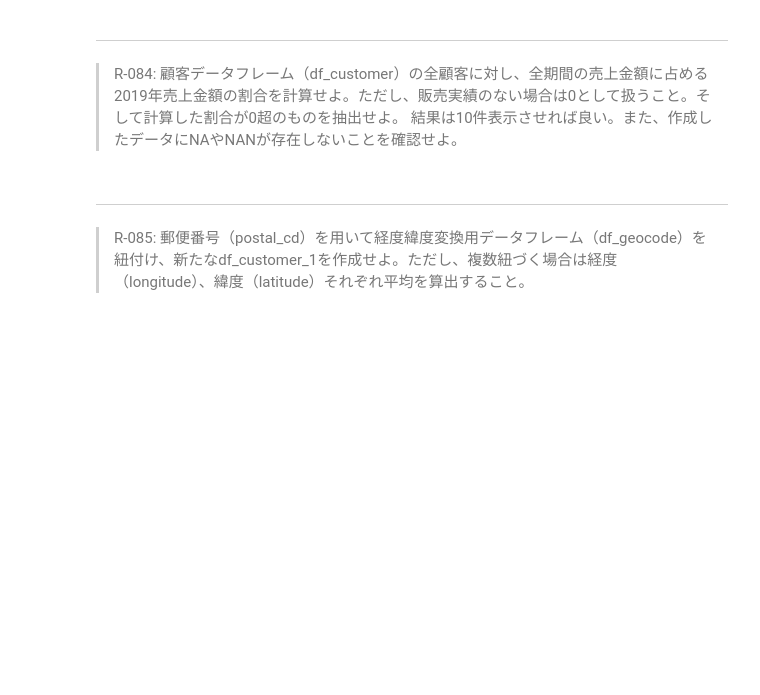
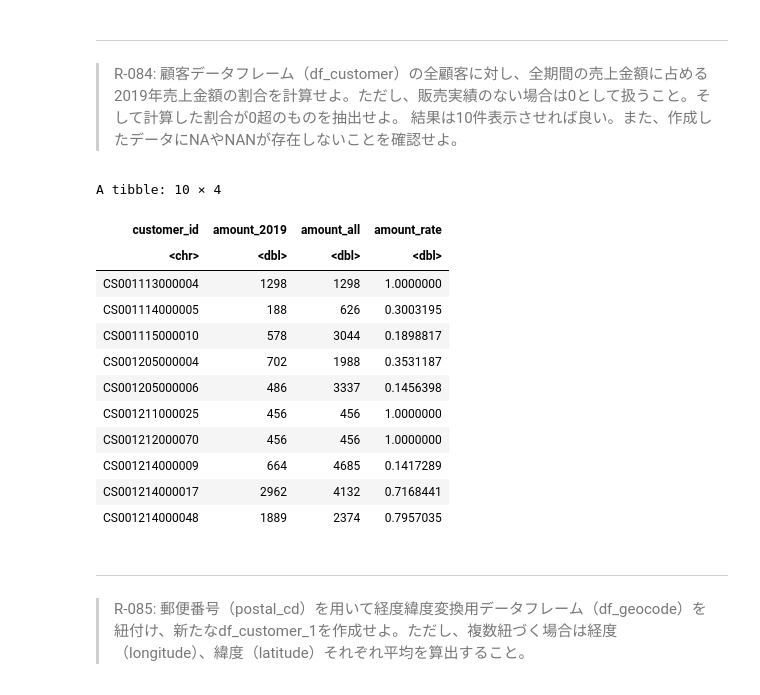
Before and after one commit to okmokm422/100knocks, a Jupyter notebook: ★Practice_R.ipynb, the cells around one changed output. Drawn from its saved outputs; the diff is of its cells as text; code cells hidden in the pictures; blank space fills up the shorter version.

```diff
--- a/★Practice_R.ipynb
+++ b/★Practice_R.ipynb
@@ -1874,6 +1915,38 @@ nrow(df_product_1)
 # %% [markdown]
 ---
 > R-084: 顧客データフレーム（df_customer）の全顧客に対し、全期間の売上金額に占める2019年売上金額の割合を計算せよ。ただし、販売実績のない場合は0として扱うこと。そして計算した割合が0超のものを抽出せよ。 結果は10件表示させれば良い。また、作成したデータにNAやNANが存在しないことを確認せよ。
+# %%
+df_receipt_2019 <- df_receipt %>%
+    filter(20190101 <= sales_ymd & sales_ymd <= 20191231)
+
+df_amount_all <- left_join(df_customer, df_receipt, by="customer_id") %>%
+                    group_by(customer_id) %>%
+                    summarise(amount_all = sum(amount), .groups="drop")
+
+df_amount_2019 <- left_join(df_customer, df_receipt_2019, by="customer_id") %>%
+                    group_by(customer_id) %>%
+                    summarise(amount_2019 = sum(amount), .groups="drop") %>%
+                    inner_join(df_amount_all, by="customer_id") %>%
+                    replace_na(list(amount_2019 = 0, amount_all = 0)) %>%
+                    mutate(amount_rate =ifelse(amount_all == 0, 0, amount_2019 / amount_all))
+
+df_amount_2019 %>%
+    filter(amount_rate > 0) %>%
+    slice(1:10)
+# %% [output]
+A tibble: 10 × 4
+| customer_id | amount_2019 | amount_all | amount_rate |
+| <chr> | <dbl> | <dbl> | <dbl> |
+| CS001113000004 | 1298 | 1298 | 1.0000000 |
+| CS001114000005 | 188 | 626 | 0.3003195 |
+| CS001115000010 | 578 | 3044 | 0.1898817 |
+| CS001205000004 | 702 | 1988 | 0.3531187 |
+| CS001205000006 | 486 | 3337 | 0.1456398 |
+| CS001211000025 | 456 | 456 | 1.0000000 |
+| CS001212000070 | 456 | 456 | 1.0000000 |
+| CS001214000009 | 664 | 4685 | 0.1417289 |
+| CS001214000017 | 2962 | 4132 | 0.7168441 |
+| CS001214000048 | 1889 | 2374 | 0.7957035 |
 # %% [markdown]
 ---
 > R-085: 郵便番号（postal_cd）を用いて経度緯度変換用データフレーム（df_geocode）を紐付け、新たなdf_customer_1を作成せよ。ただし、複数紐づく場合は経度（longitude）、緯度（latitude）それぞれ平均を算出すること。
```
Also changed, not shown: parts of 8 cells of this notebook, 4 other files.
